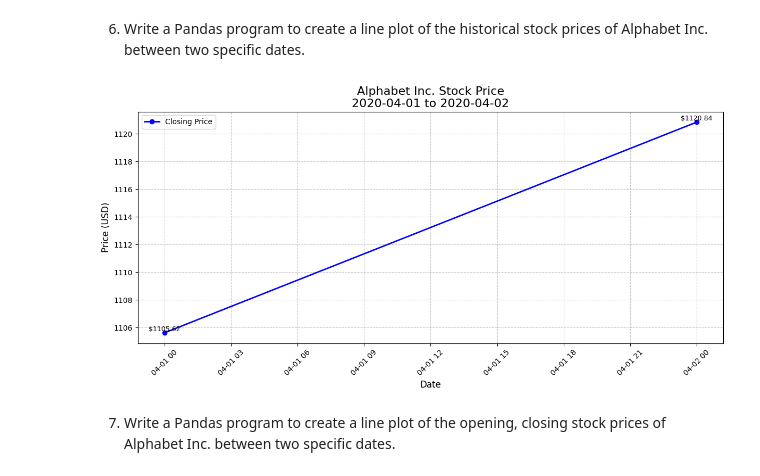
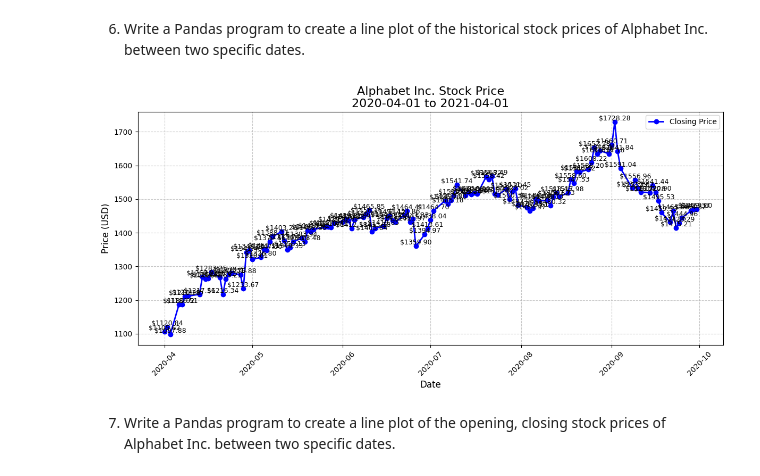
Before and after one commit to Dheer08/Master-s-Python-Assignment, a Jupyter notebook: CA 1/20056561 - Exercise 2 Pandas Data Manipulation.ipynb, the cells around one changed output. Cells and saved outputs as stored; diff of their text form; code cells hidden in the pictures.

```diff
--- a/CA 1/20056561 - Exercise 2 Pandas Data Manipulation.ipynb
+++ b/CA 1/20056561 - Exercise 2 Pandas Data Manipulation.ipynb
@@ -212,7 +214,7 @@ df['Date'] = pd.to_datetime(df['Date'])
 df.set_index('Date', inplace=True)
 
 start_date = '2020-04-01'
-end_date = '2020-04-02'
+end_date = '2021-04-01'
 
 # Filter data between specific dates
 # To extract only the rows within the specified date range
@@ -220,40 +222,42 @@ filtered_df = df.loc[start_date:end_date]
 
 # Create line plot
 # X-axis: Dates (filtered_df.index),Y-axis: Closing prices (filtered_df['Close']),Circular markers (marker='o'),Blue line (color='blue'
-# Line thickness (linewidth=2).
-
-Legend label (label='Closing Price').
+# Line thickness (linewidth=2),Legend label (label='Closing Price').
+# 12-inch wide by 6-inch tall figure
 plt.figure(figsize=(12, 6))
 plt.plot(filtered_df.index, filtered_df['Close'],
          marker='o',
          color='blue',
          linewidth=2,
          label='Closing Price')
 
 # Customize plot
 plt.title(f'Alphabet Inc. Stock Price\n{start_date} to {end_date}', fontsize=16)
 plt.xlabel('Date', fontsize=12)
 plt.ylabel('Price (USD)', fontsize=12)
 plt.grid(True, linestyle='--', alpha=0.7)
 
 # Rotate x-axis labels for better readability
+# Prevents overlapping of date labels.
 plt.xticks(rotation=45)
 
 # Add data labels
 # Loops through each data point and adds a text label
 for x, y in zip(filtered_df.index, filtered_df['Close']):
     plt.text(x, y, f'${y:.2f}',
              ha='center',
              va='bottom',
              fontsize=9)
 
 plt.legend()
 # To prevent clipping of labels and optimize spaci
 plt.tight_layout()
 # To render the plot
 plt.show()
+
+# Insight - From the plot that we identify that the stock price has been increasing Gradually, It has gone to record high of $1728 per share.
 # %% [output]
-[figure, old version]
+[figure, new version]
 # %% [markdown]
 7. Write a Pandas program to create a line plot of the opening, closing stock prices
 of Alphabet Inc. between two specific dates.
```
Also changed, not shown: parts of 5 cells of this notebook.
